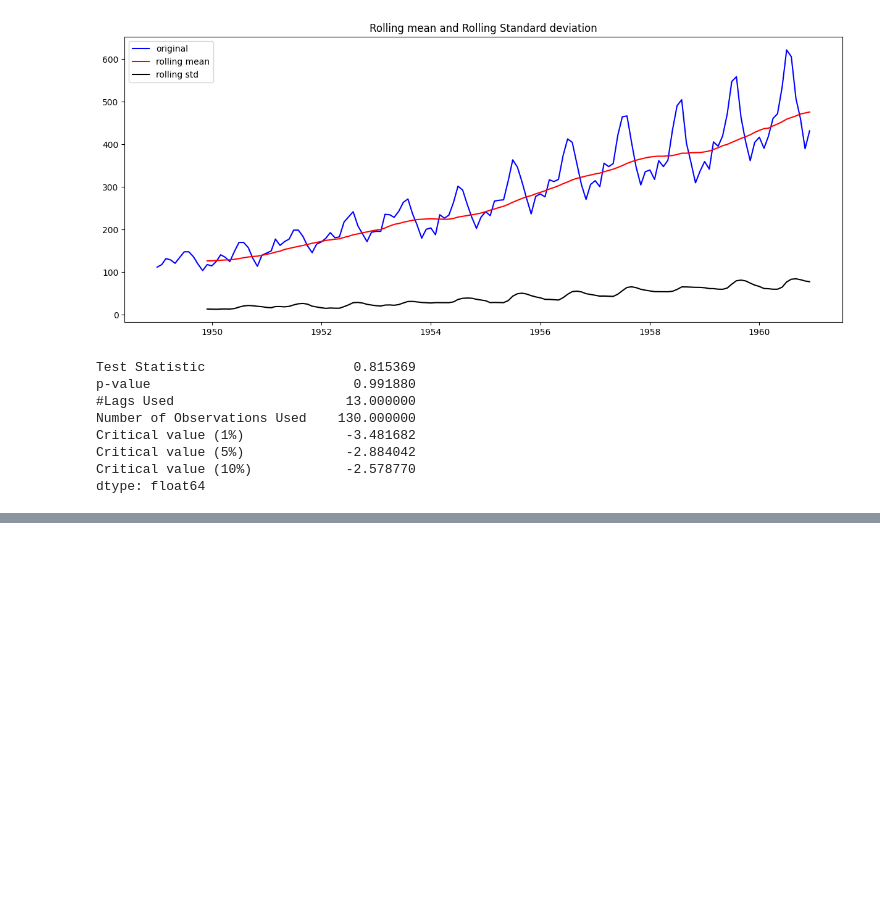
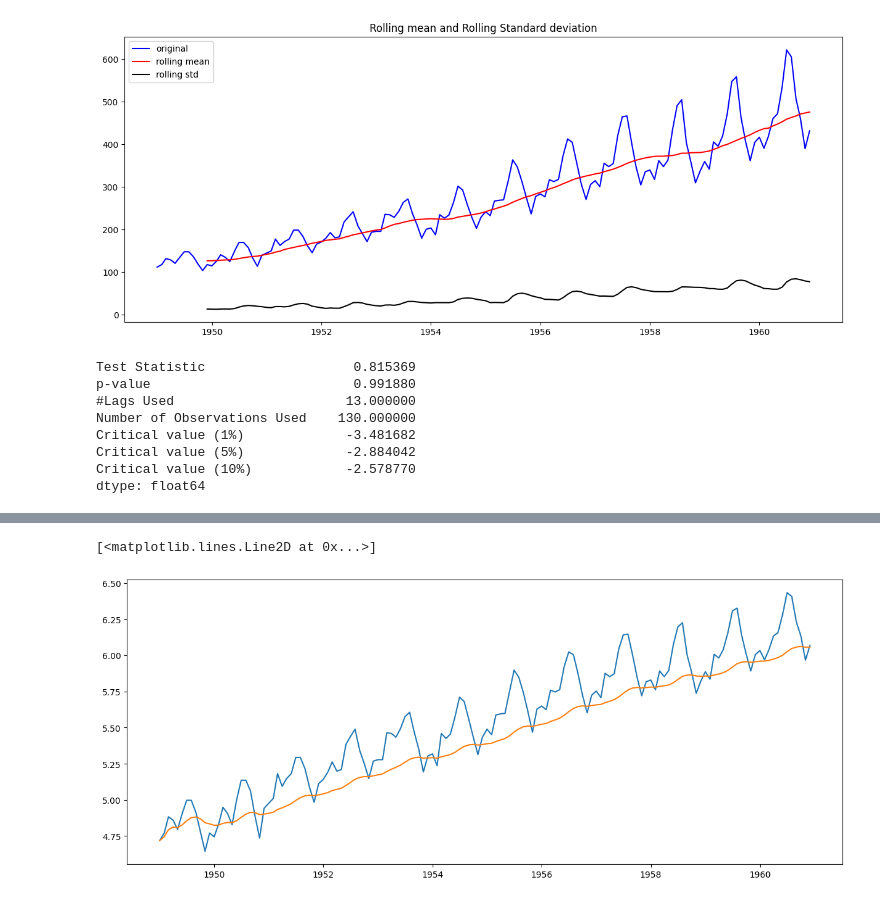
Before and after one commit to AbhinavKrishnan0629/AI, a Jupyter notebook: All projects/General/Time series analysis beginner/Time_series_analysis_beginner.ipynb, the cells around one changed output, grey strips where cells are left out. Cells and saved outputs as stored; diff of their text form; code cells hidden in the pictures; blank space fills up the shorter version.

```diff
--- a/All projects/General/Time series analysis beginner/Time_series_analysis_beginner.ipynb
+++ b/All projects/General/Time series analysis beginner/Time_series_analysis_beginner.ipynb
@@ -123,0 +153,8 @@ dtype: float64
+# %%
+#exponential weighted moving average
+ewm_avg = ts_log.ewm(halflife=12).mean()
+plt.plot(ts_log)
+plt.plot(ewm_avg)
+# %% [output]
+[<matplotlib.lines.Line2D at 0x...>]
+[figure, added]
```
Also changed, not shown: parts of 8 cells of this notebook, 1 other file.
